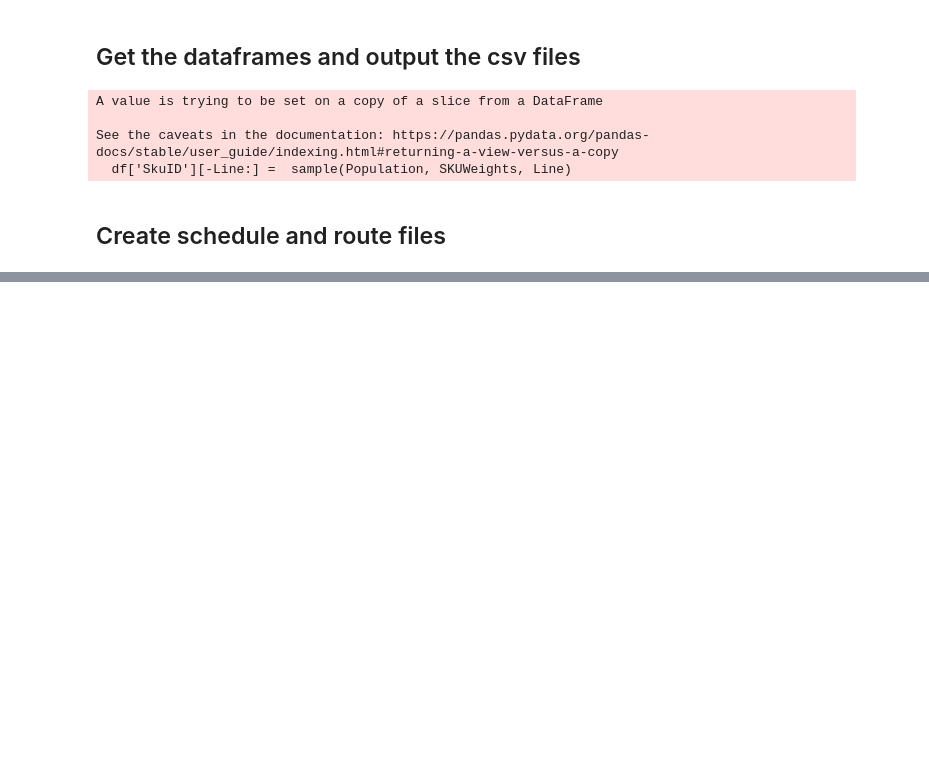
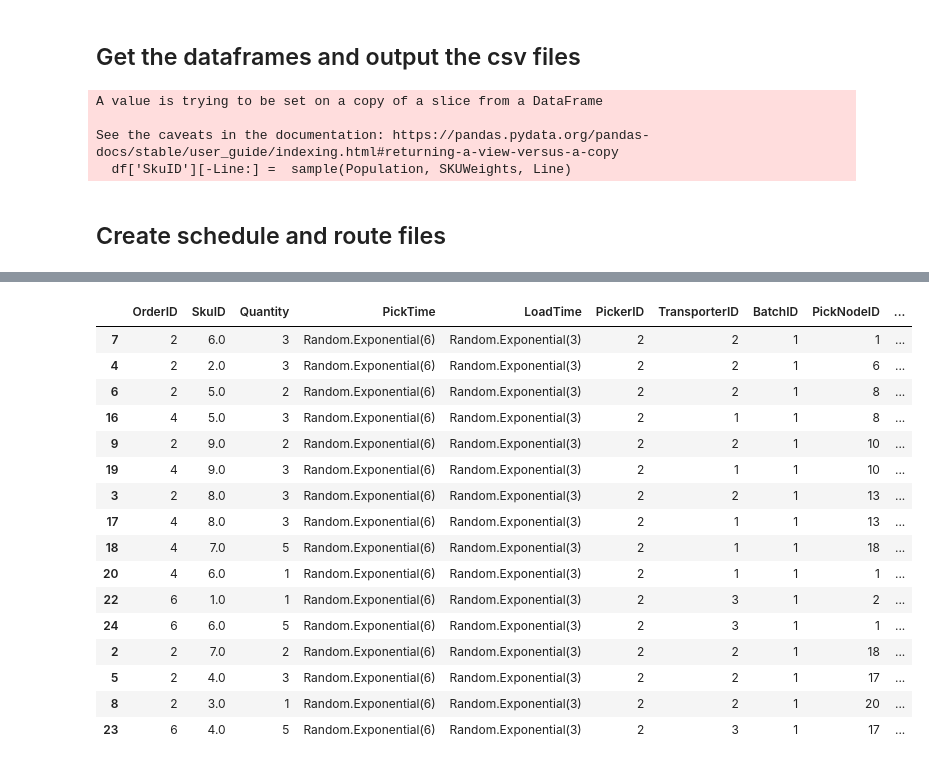
Before and after one commit to ausim/SimioWarehouseSystem, a Jupyter notebook: Warehouse Data Generator.ipynb, the cells around one changed output, grey strips where cells are left out. Drawn from its saved outputs; the diff is of its cells as text; code cells hidden in the pictures; blank space fills up the shorter version.

```diff
--- a/Warehouse Data Generator.ipynb
+++ b/Warehouse Data Generator.ipynb
@@ -122,0 +158,21 @@ writer.save()
+# %%
+mask2 = (df['PickerID'] == 2) & (df['BatchID'] == 1)
+df[mask2]
+# %% [output]
+|  | OrderID | SkuID | Quantity | PickTime | LoadTime | PickerID | TransporterID | BatchID | PickNodeID | ... |
+| 7 | 2 | 6.0 | 3 | Random.Exponential(6) | Random.Exponential(3) | 2 | 2 | 1 | 1 | ... |
+| 4 | 2 | 2.0 | 3 | Random.Exponential(6) | Random.Exponential(3) | 2 | 2 | 1 | 6 | ... |
+| 6 | 2 | 5.0 | 2 | Random.Exponential(6) | Random.Exponential(3) | 2 | 2 | 1 | 8 | ... |
+| 16 | 4 | 5.0 | 3 | Random.Exponential(6) | Random.Exponential(3) | 2 | 1 | 1 | 8 | ... |
+| 9 | 2 | 9.0 | 2 | Random.Exponential(6) | Random.Exponential(3) | 2 | 2 | 1 | 10 | ... |
+| 19 | 4 | 9.0 | 3 | Random.Exponential(6) | Random.Exponential(3) | 2 | 1 | 1 | 10 | ... |
+| 3 | 2 | 8.0 | 3 | Random.Exponential(6) | Random.Exponential(3) | 2 | 2 | 1 | 13 | ... |
+| 17 | 4 | 8.0 | 3 | Random.Exponential(6) | Random.Exponential(3) | 2 | 1 | 1 | 13 | ... |
+| 18 | 4 | 7.0 | 5 | Random.Exponential(6) | Random.Exponential(3) | 2 | 1 | 1 | 18 | ... |
+| 20 | 4 | 6.0 | 1 | Random.Exponential(6) | Random.Exponential(3) | 2 | 1 | 1 | 1 | ... |
+| 22 | 6 | 1.0 | 1 | Random.Exponential(6) | Random.Exponential(3) | 2 | 3 | 1 | 2 | ... |
+| 24 | 6 | 6.0 | 5 | Random.Exponential(6) | Random.Exponential(3) | 2 | 3 | 1 | 1 | ... |
+| 2 | 2 | 7.0 | 2 | Random.Exponential(6) | Random.Exponential(3) | 2 | 2 | 1 | 18 | ... |
+| 5 | 2 | 4.0 | 3 | Random.Exponential(6) | Random.Exponential(3) | 2 | 2 | 1 | 17 | ... |
+| 8 | 2 | 3.0 | 1 | Random.Exponential(6) | Random.Exponential(3) | 2 | 2 | 1 | 20 | ... |
+| 23 | 6 | 4.0 | 5 | Random.Exponential(6) | Random.Exponential(3) | 2 | 3 | 1 | 17 | ... |
```
Also changed, not shown: parts of 6 cells of this notebook, 5 other files.
